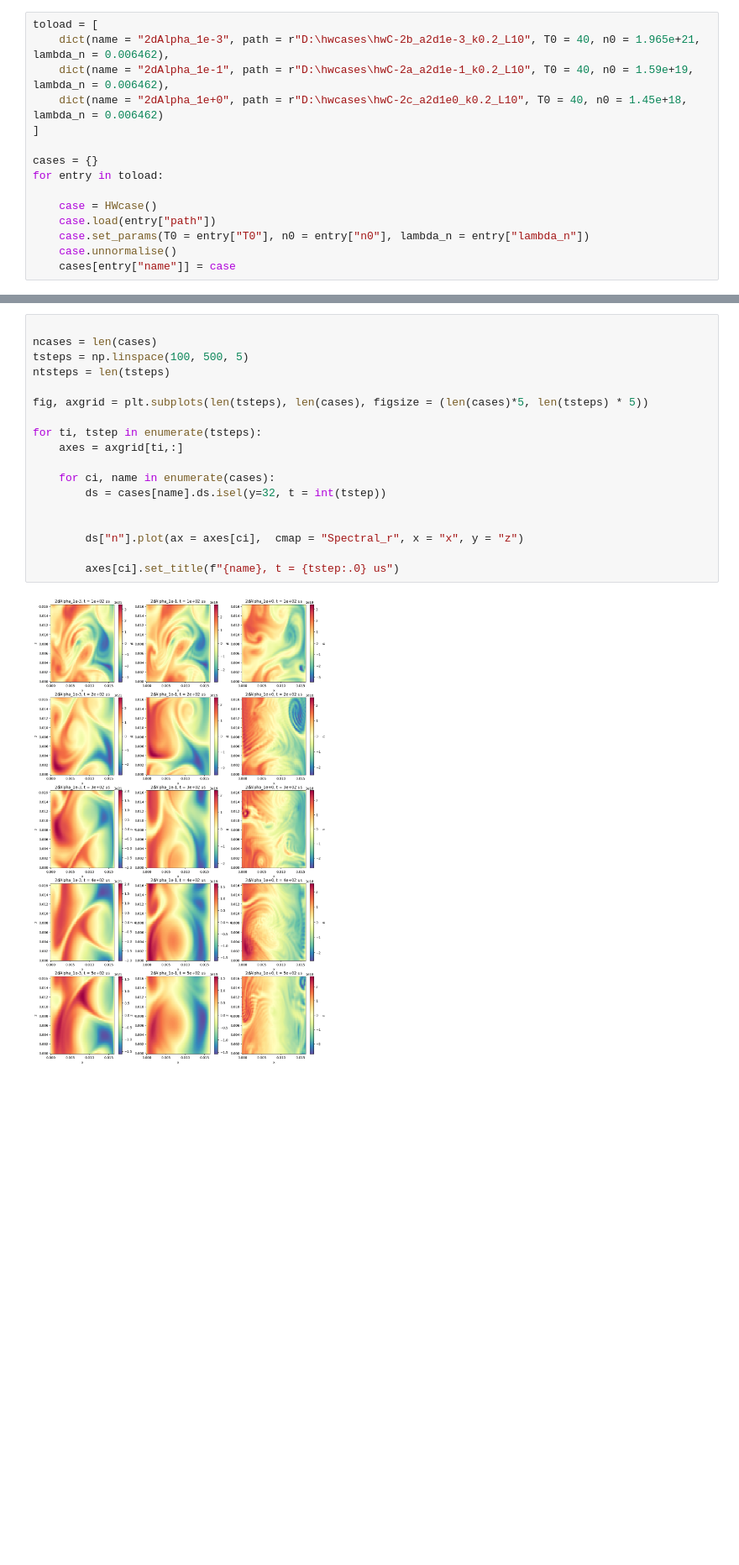
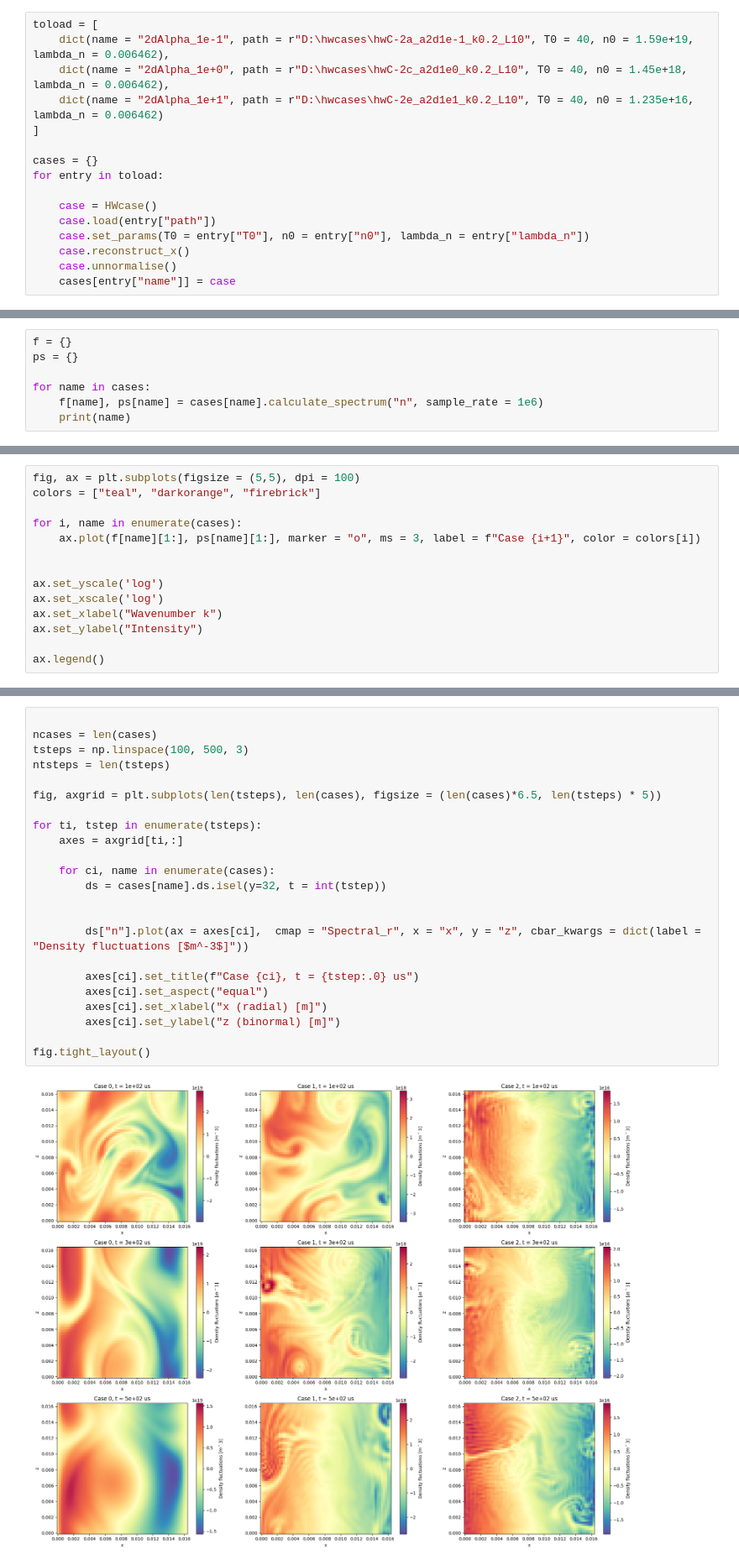
Before and after one commit to mikekryjak/neptune-docs, a Jupyter notebook: 2024-02-01 - Interim results.ipynb, the cells around one changed output, grey strips where cells are left out. Shown at 84% size. Cells and saved outputs as stored; diff of their text form; blank space fills up the shorter version.

```diff
--- a/2024-02-01 - Interim results.ipynb
+++ b/2024-02-01 - Interim results.ipynb
@@ -46,8 +33,8 @@ https://bout-dev.readthedocs.io/en/stable/user_docs/variable_init.html#expressio
 # %%
 toload = [
-    dict(name = "2dAlpha_1e-3", path = r"D:\hwcases\hwC-2b_a2d1e-3_k0.2_L10", T0 = 40, n0 = 1.965e+21, lambda_n = 0.006462),
     dict(name = "2dAlpha_1e-1", path = r"D:\hwcases\hwC-2a_a2d1e-1_k0.2_L10", T0 = 40, n0 = 1.59e+19, lambda_n = 0.006462),
-    dict(name = "2dAlpha_1e+0", path = r"D:\hwcases\hwC-2c_a2d1e0_k0.2_L10", T0 = 40, n0 = 1.45e+18, lambda_n = 0.006462)
+    dict(name = "2dAlpha_1e+0", path = r"D:\hwcases\hwC-2c_a2d1e0_k0.2_L10", T0 = 40, n0 = 1.45e+18, lambda_n = 0.006462),
+    dict(name = "2dAlpha_1e+1", path = r"D:\hwcases\hwC-2e_a2d1e1_k0.2_L10", T0 = 40, n0 = 1.235e+16, lambda_n = 0.006462)
 ]
 
 cases = {}
@@ -56,6 +43,7 @@ for entry in toload:
     case = HWcase()
     case.load(entry["path"])
     case.set_params(T0 = entry["T0"], n0 = entry["n0"], lambda_n = entry["lambda_n"])
+    case.reconstruct_x()
     case.unnormalise()
     cases[entry["name"]] = case
 # %% [output]
@@ -219,0 +271,7 @@ Text(0.5, 0, 'Wavenumber k')
+# %%
+f = {}
+ps = {}
+
+for name in cases:
+    f[name], ps[name] = cases[name].calculate_spectrum("n", sample_rate = 1e6)
+    print(name)
@@ -219,0 +296,14 @@ Text(0.5, 0, 'Wavenumber k')
+# %%
+fig, ax = plt.subplots(figsize = (5,5), dpi = 100)
+colors = ["teal", "darkorange", "firebrick"]
+
+for i, name in enumerate(cases):
+    ax.plot(f[name][1:], ps[name][1:], marker = "o", ms = 3, label = f"Case {i+1}", color = colors[i])
+
+
+ax.set_yscale('log')
+ax.set_xscale('log')
+ax.set_xlabel("Wavenumber k")
+ax.set_ylabel("Intensity")
+
+ax.legend()
@@ -224,20 +317,25 @@ Text(0.5, 0, 'Wavenumber k')
 # %%
 
 ncases = len(cases)
-tsteps = np.linspace(100, 500, 5)
+tsteps = np.linspace(100, 500, 3)
 ntsteps = len(tsteps)
 
-fig, axgrid = plt.subplots(len(tsteps), len(cases), figsize = (len(cases)*5, len(tsteps) * 5))
+fig, axgrid = plt.subplots(len(tsteps), len(cases), figsize = (len(cases)*6.5, len(tsteps) * 5))
 
 for ti, tstep in enumerate(tsteps):
     axes = axgrid[ti,:]
 
     for ci, name in enumerate(cases):
         ds = cases[name].ds.isel(y=32, t = int(tstep))
 
 
-        ds["n"].plot(ax = axes[ci],  cmap = "Spectral_r", x = "x", y = "z")
+        ds["n"].plot(ax = axes[ci],  cmap = "Spectral_r", x = "x", y = "z", cbar_kwargs = dict(label = "Density fluctuations [$m^-3$]"))
 
-        axes[ci].set_title(f"{name}, t = {tstep:.0} us")
+        axes[ci].set_title(f"Case {ci}, t = {tstep:.0} us")
+        axes[ci].set_aspect("equal")
+        axes[ci].set_xlabel("x (radial) [m]")
+        axes[ci].set_ylabel("z (binormal) [m]")
+
+fig.tight_layout()
 # %% [output]
-[figure, old version]
+[figure, new version]
```
Also changed, not shown: parts of 19 cells of this notebook, 1 other file.
